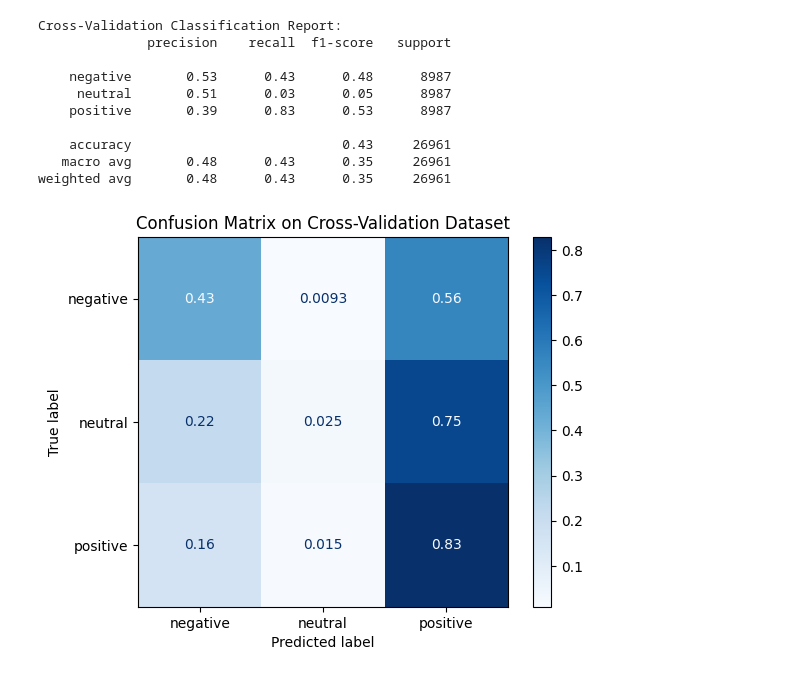
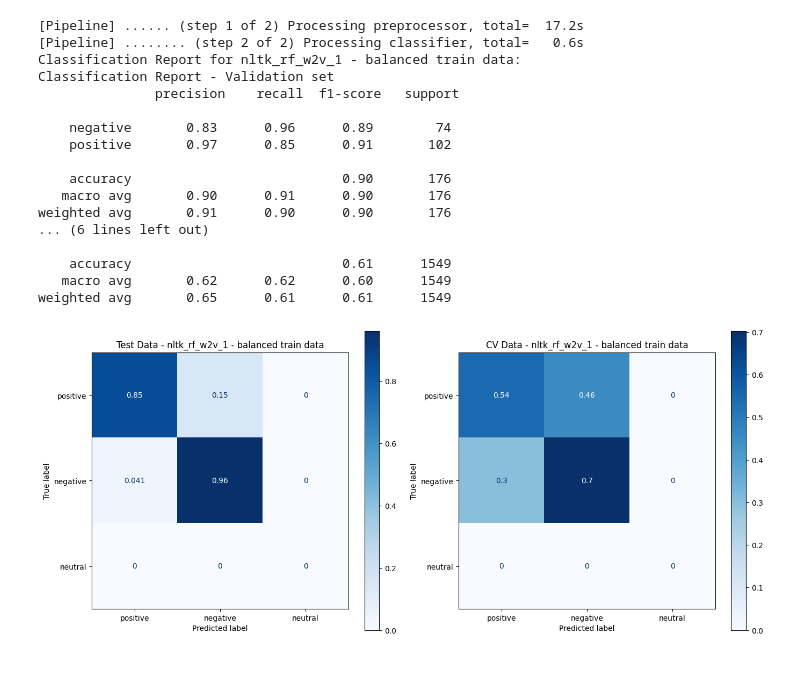
Before and after one commit to NiklasSeitherDHBW/NLP-CrowdFlow, a Jupyter notebook: src/word2vec.ipynb, the cells around one changed output. Cells and saved outputs as stored; diff of their text form; code cells hidden in the pictures.

Commit message:
added new stopwords and word2vec

```diff
--- a/src/word2vec.ipynb
+++ b/src/word2vec.ipynb
@@ -92,23 +0,0 @@ y_cv_pred = model.predict(X_cv)
-# %%
-# Evaluation
-print("Cross-Validation Classification Report:")
-print(classification_report(y_cv, y_cv_pred, target_names=encoder.classes_))
-
-# Confusion Matrix
-cm = confusion_matrix(y_cv, y_cv_pred, normalize="true")
-disp = ConfusionMatrixDisplay(confusion_matrix=cm, display_labels=encoder.classes_)
-disp.plot(cmap=plt.cm.Blues)
-plt.title("Confusion Matrix on Cross-Validation Dataset")
-plt.show()
-# %% [output]
-Cross-Validation Classification Report:
-              precision    recall  f1-score   support
-
-    negative       0.53      0.43      0.48      8987
-     neutral       0.51      0.03      0.05      8987
-    positive       0.39      0.83      0.53      8987
-
-    accuracy                           0.43     26961
-   macro avg       0.48      0.43      0.35     26961
-weighted avg       0.48      0.43      0.35     26961
-[figure, removed]
@@ -114,0 +8,23 @@ weighted avg       0.48      0.43      0.35     26961
+# %%
+df, df_cv = utils.Utils.load_data()
+df = df[df["label"] != "neutral"]
+df_cv = df_cv[df_cv["label"] != "neutral"]
+# %%
+nltk_rf_w2v_model_1 = utils.CustomPipeline(
+    df,
+    config.FEATURES,
+    config.TARGET,
+    df_cv=df_cv,
+    steps=[
+        ("preprocessor", ColumnTransformer(
+            transformers=[
+                (f'nltk_{feature}', Pipeline([
+                    ('compound_splitter', utils.CompoundWordSplitter()),
+                    ('tokenizer', utils.NLTKTokenizer(extra_stop_words=False, lemmatize=False, remove_urls=False)),
+                    ('word2vec', utils.Word2VecTransformer())
+                ]), feature) for feature in config.FEATURES]
+        )),
+        ("classifier", RandomForestClassifier(random_state=config.RANDOM_STATE))
+    ],
+    model_name="nltk_rf_w2v_1"
+)
@@ -114,0 +34,22 @@ weighted avg       0.48      0.43      0.35     26961
+# %%
+nltk_rf_w2v_model_1.fit(True)
+nltk_rf_w2v_model_1.evaluate(True)
+# %% [output]
+[Pipeline] ...... (step 1 of 2) Processing preprocessor, total=  17.2s
+[Pipeline] ........ (step 2 of 2) Processing classifier, total=   0.6s
+Classification Report for nltk_rf_w2v_1 - balanced train data:
+Classification Report - Validation set
+               precision    recall  f1-score   support
+
+    negative       0.83      0.96      0.89        74
+    positive       0.97      0.85      0.91       102
+
+    accuracy                           0.90       176
+   macro avg       0.90      0.91      0.90       176
+weighted avg       0.91      0.90      0.90       176
+... (6 lines left out)
+
+    accuracy                           0.61      1549
+   macro avg       0.62      0.62      0.60      1549
+weighted avg       0.65      0.61      0.61      1549
+[figure, added]
```
Also changed, not shown: parts of 20 cells of this notebook, 4 other files.
